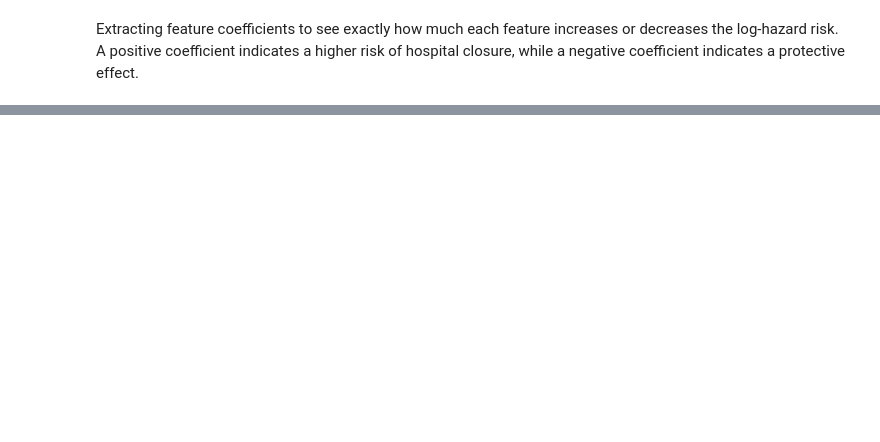
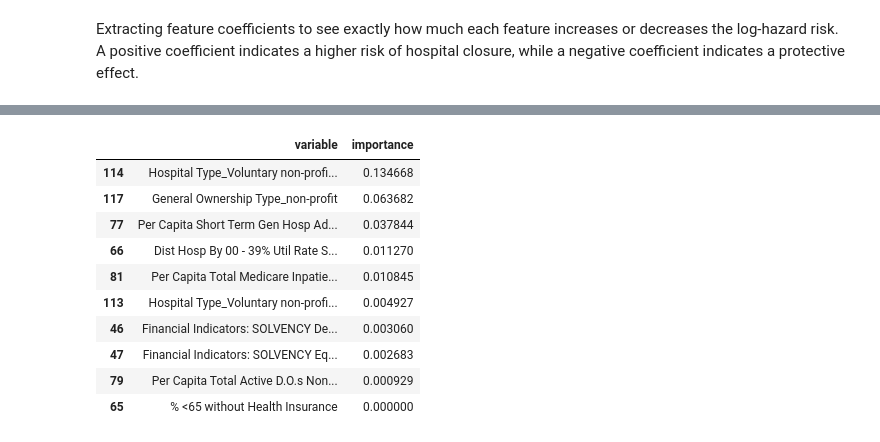
Before and after one commit to aezell314/Predicting_Hospital_Closures, a Jupyter notebook: Model Interpretability and Explainability.ipynb, the cells around one changed output, grey strips where cells are left out. Drawn from its saved outputs; the diff is of its cells as text; code cells hidden in the pictures; blank space fills up the shorter version.

```diff
--- a/Model Interpretability and Explainability.ipynb
+++ b/Model Interpretability and Explainability.ipynb
@@ -157,0 +119,14 @@ shap.plots.bar(explanation[:, :, 1])
+# %%
+top_features_df.head(10)
+# %% [output]
+|  | variable | importance |
+| 114 | Hospital Type_Voluntary non-profi... | 0.134668 |
+| 117 | General Ownership Type_non-profit | 0.063682 |
+| 77 | Per Capita Short Term Gen Hosp Ad... | 0.037844 |
+| 66 | Dist Hosp By 00 - 39% Util Rate S... | 0.011270 |
+| 81 | Per Capita Total Medicare Inpatie... | 0.010845 |
+| 113 | Hospital Type_Voluntary non-profi... | 0.004927 |
+| 46 | Financial Indicators: SOLVENCY De... | 0.003060 |
+| 47 | Financial Indicators: SOLVENCY Eq... | 0.002683 |
+| 79 | Per Capita Total Active D.O.s Non... | 0.000929 |
+| 65 | % <65 without Health Insurance | 0.000000 |
```
Also changed, not shown: parts of 40 cells of this notebook, 1 other file.
